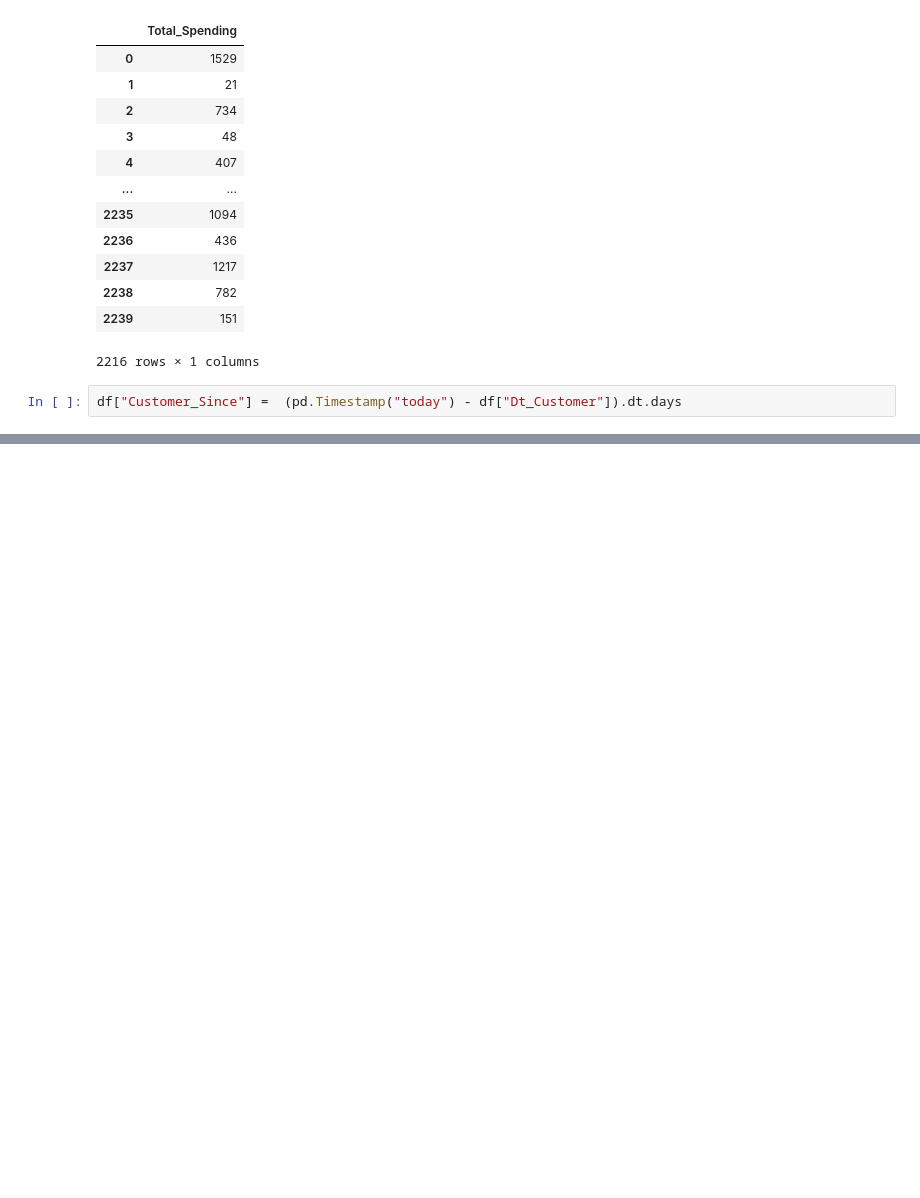
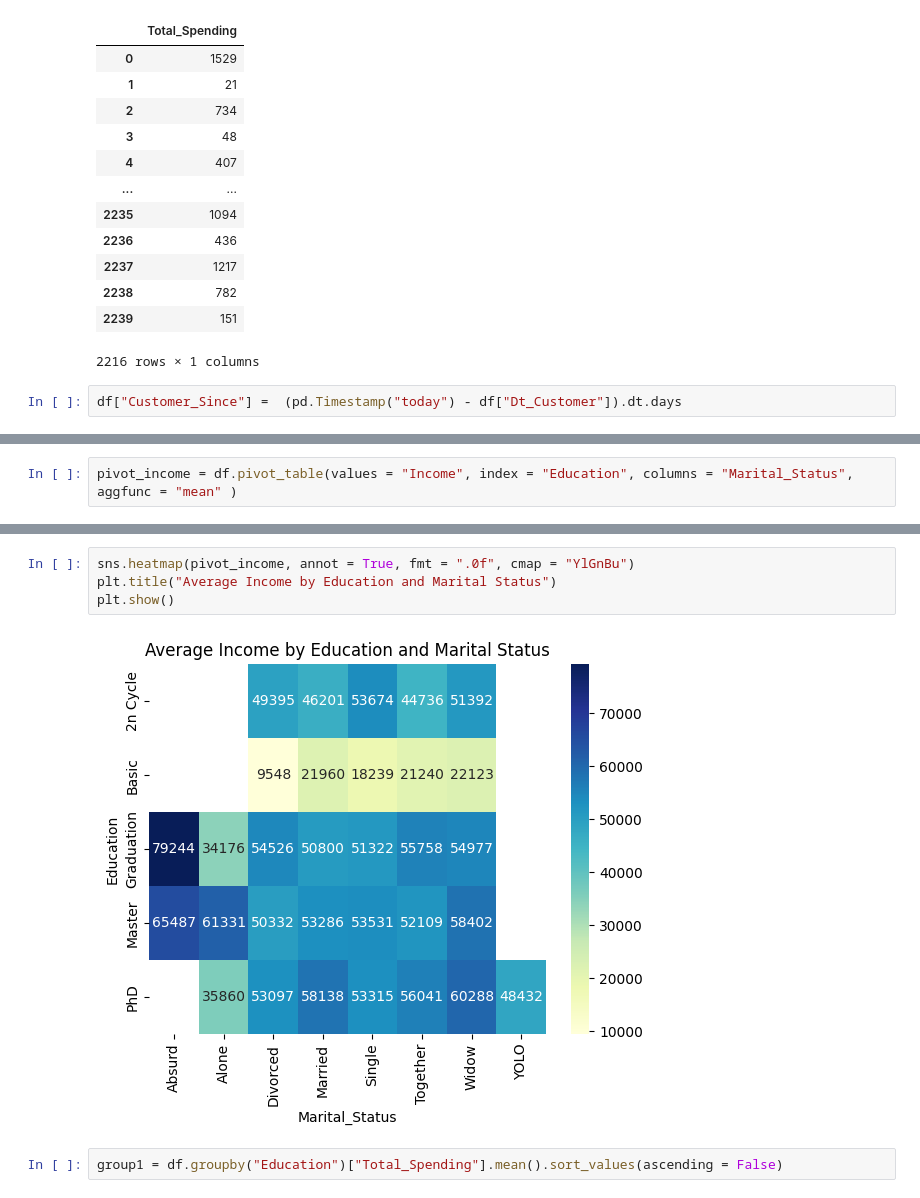
Before and after one commit to G-forcemole/Customer-Segmentation-Machine-Learning, a Jupyter notebook: Analysis_Model.ipynb, the cells around one changed output, grey strips where cells are left out. Cells and saved outputs as stored; diff of their text form; blank space fills up the shorter version.

```diff
--- a/Analysis_Model.ipynb
+++ b/Analysis_Model.ipynb
@@ -186,0 +218,2 @@ plt.show()
+# %%
+pivot_income = df.pivot_table(values = "Income", index = "Education", columns = "Marital_Status", aggfunc = "mean" )
@@ -186,0 +230,8 @@ plt.show()
+# %%
+sns.heatmap(pivot_income, annot = True, fmt = ".0f", cmap = "YlGnBu")
+plt.title("Average Income by Education and Marital Status")
+plt.show()
+# %% [output]
+[figure, added]
+# %%
+group1 = df.groupby("Education")["Total_Spending"].mean().sort_values(ascending = False)
```
Also changed, not shown: parts of 47 cells of this notebook, 2 other files.
